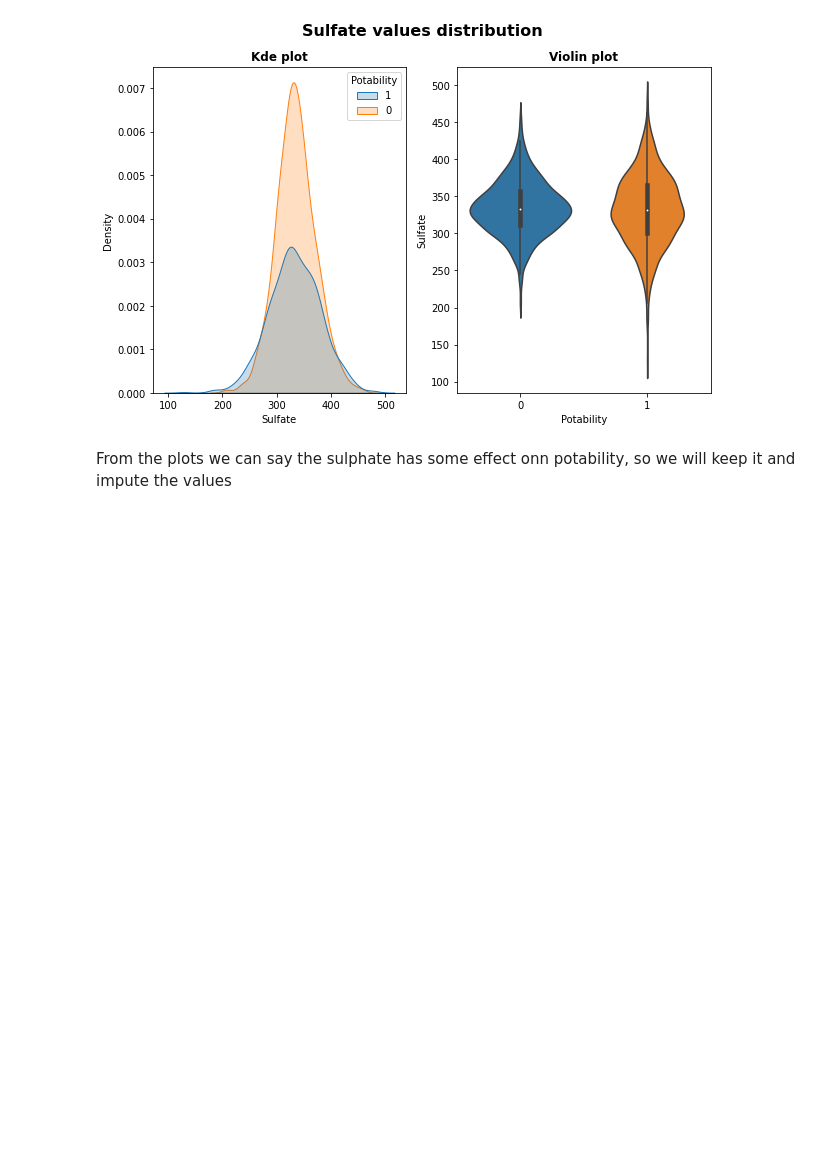
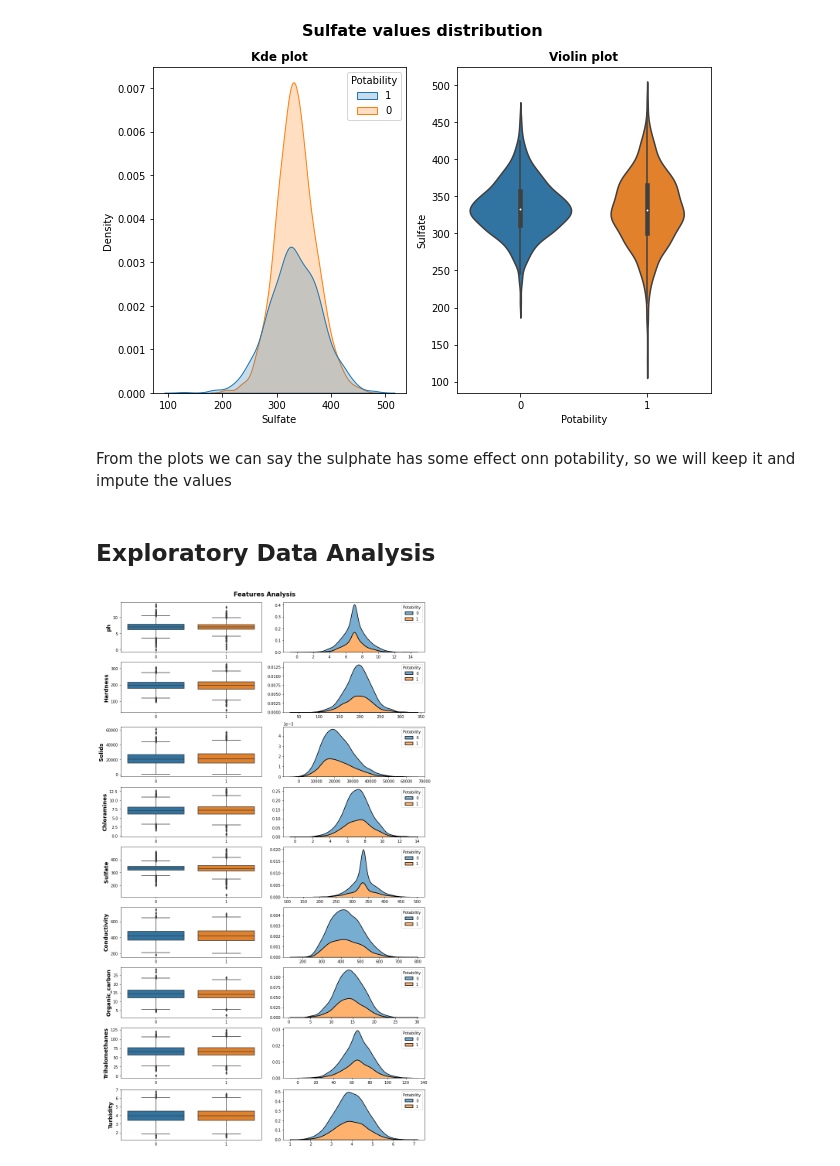
Before and after one commit to gyana-ranjan-dash/water-potability, a Jupyter notebook: water_probability.ipynb, the cells around one changed output. Drawn from its saved outputs; the diff is of its cells as text; code cells hidden in the pictures; blank space fills up the shorter version.

```diff
--- a/water_probability.ipynb
+++ b/water_probability.ipynb
@@ -165,3 +165,21 @@ for col in ['Sulfate','ph','Trihalomethanes']:
 
     missing_label_1 = water_df.query('Potability == 1')[col][water_df[col].isna()].index
     water_df.loc[missing_label_1,col] = water_df.query('Potability == 1')[col][water_df[col].notna()].mean()
+# %% [markdown]
+## **Exploratory Data Analysis**
+# %%
+fig, ax = plt.subplots(9, 2, figsize=(12,20), constrained_layout = True)
+numeric_col = water_df.select_dtypes(float).columns.to_list()
+for i, col in enumerate(numeric_col):
+    sns.boxplot(x = 'Potability', y = col, data = water_df, ax = ax[i][0])
+
+    sns.kdeplot(x = col, hue = 'Potability', fill = True, multiple = 'stack',
+                alpha = 0.6, linewidth = 1.5, data = water_df, ax = ax[i][1])
+    ax[i][0].set_xlabel(None)
+    ax[i][0].set_ylabel(col, size = 14, weight = 'bold')
+    ax[i][1].set_xlabel(None)
+    ax[i][1].set_ylabel(None)
+
+fig.suptitle('Features Analysis', size = 16, weight = 'bold');
+# %% [output]
+[figure, added]
```
